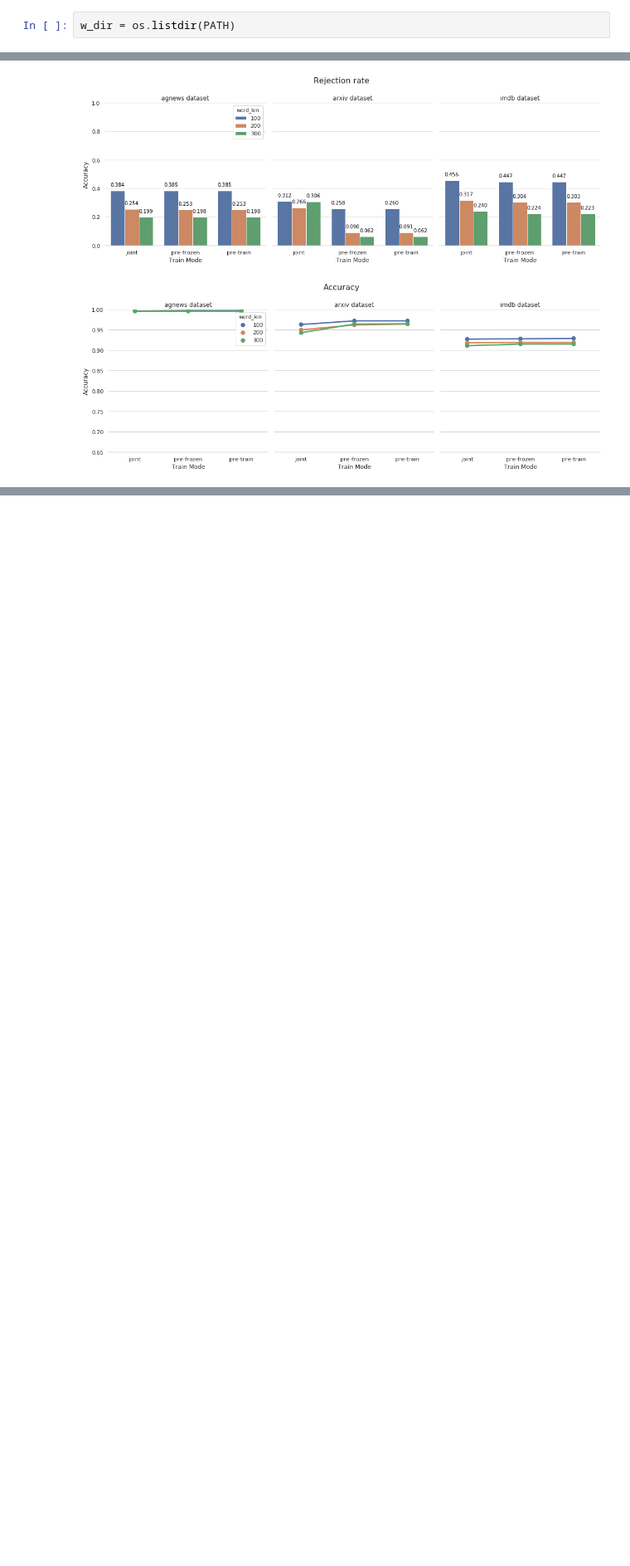
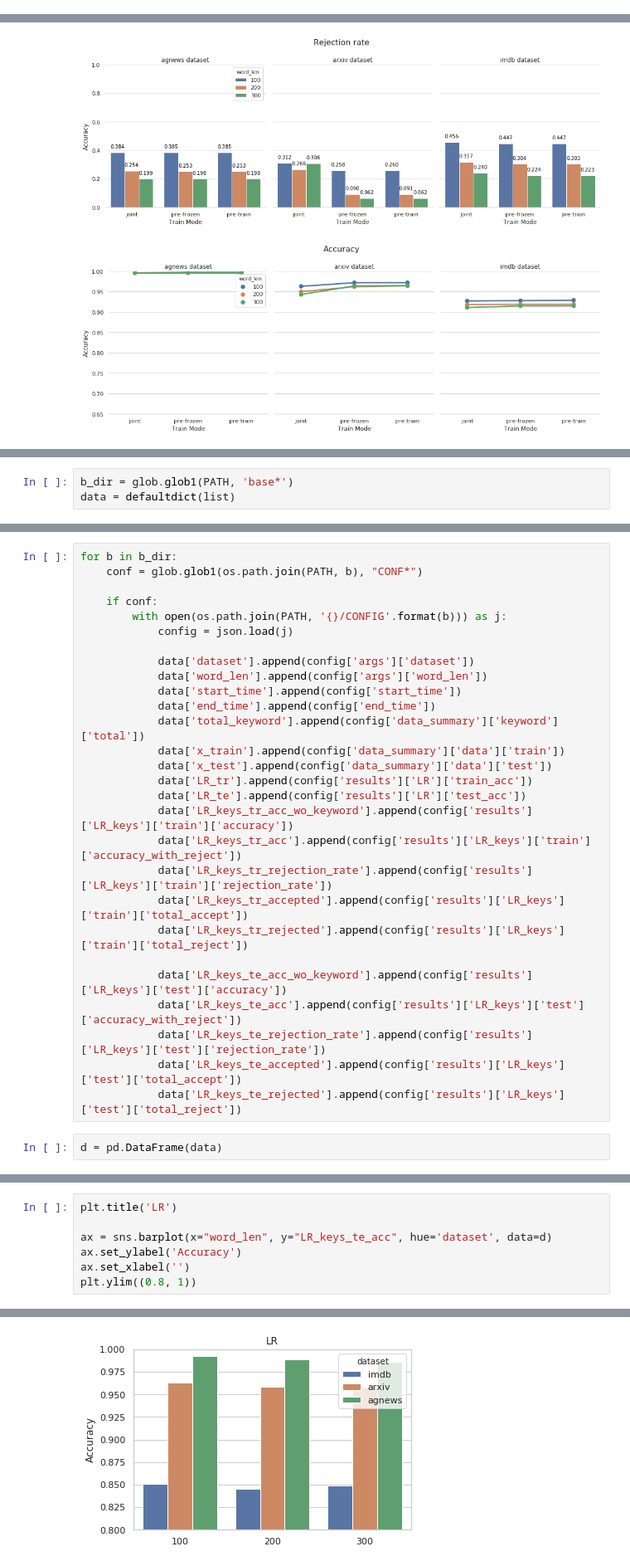
Before and after one commit to IIT-ML/interpretable-text-classification, a Jupyter notebook: show_results.ipynb, the cells around one changed output, grey strips where cells are left out. Shown: that part at 83% size. Saved outputs shown, nothing was run; the diff lists cells and outputs as text; blank space fills up the shorter version.

Commit message:
update baseline result

```diff
--- a/show_results.ipynb
+++ b/show_results.ipynb
@@ -9,5 +11,3 @@ PATH = '/home/anneke/Documents/models/weights'
-# %%
-w_dir = os.listdir(PATH)
 # %%
 from collections import defaultdict
 
@@ -152,0 +155,3 @@ plt.subplots_adjust(top=0.85)
+# %%
+b_dir = glob.glob1(PATH, 'base*')
+data = defaultdict(list)
@@ -152,0 +170,30 @@ plt.subplots_adjust(top=0.85)
+# %%
+for b in b_dir:
+    conf = glob.glob1(os.path.join(PATH, b), "CONF*")
+
+    if conf:
+        with open(os.path.join(PATH, '{}/CONFIG'.format(b))) as j:
+            config = json.load(j)
+
+            data['dataset'].append(config['args']['dataset'])
+            data['word_len'].append(config['args']['word_len'])
+            data['start_time'].append(config['start_time'])
+            data['end_time'].append(config['end_time'])
+            data['total_keyword'].append(config['data_summary']['keyword']['total'])
+            data['x_train'].append(config['data_summary']['data']['train'])
+            data['x_test'].append(config['data_summary']['data']['test'])
+            data['LR_tr'].append(config['results']['LR']['train_acc'])
+            data['LR_te'].append(config['results']['LR']['test_acc'])
+            data['LR_keys_tr_acc_wo_keyword'].append(config['results']['LR_keys']['train']['accuracy'])
+            data['LR_keys_tr_acc'].append(config['results']['LR_keys']['train']['accuracy_with_reject'])
+            data['LR_keys_tr_rejection_rate'].append(config['results']['LR_keys']['train']['rejection_rate'])
+            data['LR_keys_tr_accepted'].append(config['results']['LR_keys']['train']['total_accept'])
+            data['LR_keys_tr_rejected'].append(config['results']['LR_keys']['train']['total_reject'])
+
+            data['LR_keys_te_acc_wo_keyword'].append(config['results']['LR_keys']['test']['accuracy'])
+            data['LR_keys_te_acc'].append(config['results']['LR_keys']['test']['accuracy_with_reject'])
+            data['LR_keys_te_rejection_rate'].append(config['results']['LR_keys']['test']['rejection_rate'])
+            data['LR_keys_te_accepted'].append(config['results']['LR_keys']['test']['total_accept'])
+            data['LR_keys_te_rejected'].append(config['results']['LR_keys']['test']['total_reject'])
+# %%
+d = pd.DataFrame(data)
@@ -152,0 +210,8 @@ plt.subplots_adjust(top=0.85)
+# %%
+plt.title('LR')
+
+ax = sns.barplot(x="word_len", y="LR_keys_te_acc", hue='dataset', data=d)
+ax.set_ylabel('Accuracy')
+ax.set_xlabel('')
+plt.ylim((0.8, 1))
+# %% [output]
@@ -152,0 +219 @@ plt.subplots_adjust(top=0.85)
+[figure, added]
```
Also changed, not shown: parts of 8 cells of this notebook, 5 other files.
